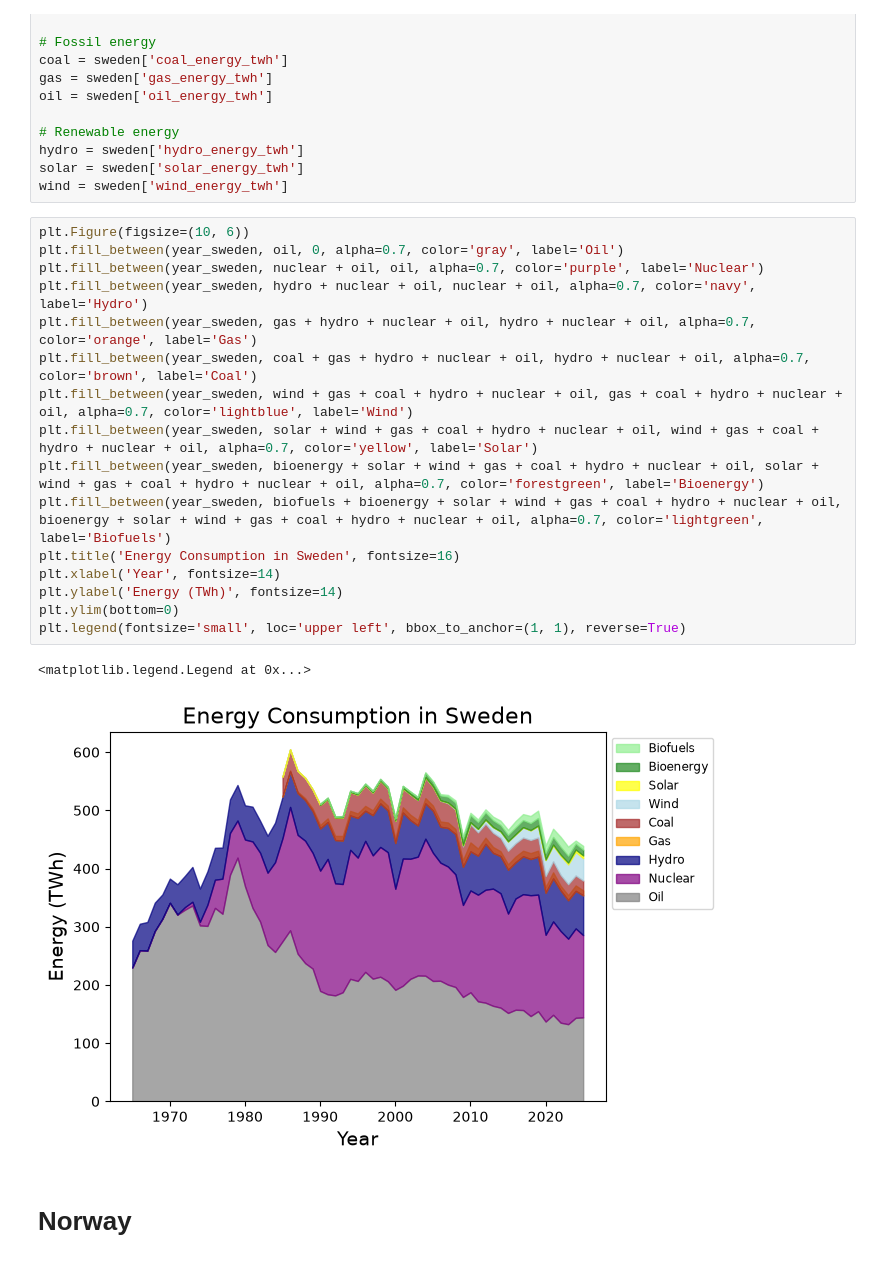
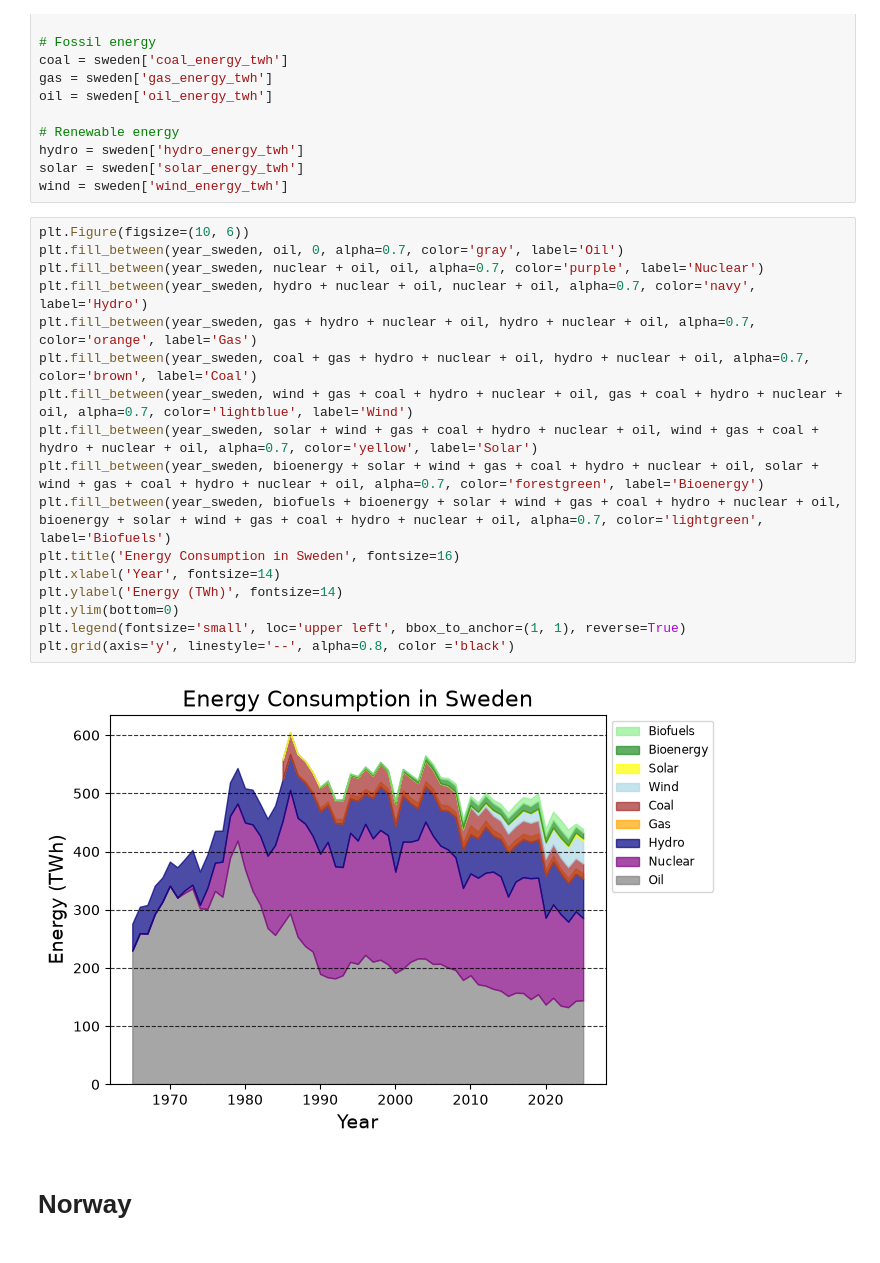
Before and after one commit to Oyvind-Aas/Electricity_and_Energy, a Jupyter notebook: owid_energy.ipynb, the cells around one changed output. Drawn from its saved outputs; the diff is of its cells as text.

```diff
--- a/owid_energy.ipynb
+++ b/owid_energy.ipynb
@@ -27,22 +27,22 @@ wind = sweden['wind_energy_twh']
 # %%
 plt.Figure(figsize=(10, 6))
 plt.fill_between(year_sweden, oil, 0, alpha=0.7, color='gray', label='Oil')
 plt.fill_between(year_sweden, nuclear + oil, oil, alpha=0.7, color='purple', label='Nuclear')
 plt.fill_between(year_sweden, hydro + nuclear + oil, nuclear + oil, alpha=0.7, color='navy', label='Hydro')
 plt.fill_between(year_sweden, gas + hydro + nuclear + oil, hydro + nuclear + oil, alpha=0.7, color='orange', label='Gas')
 plt.fill_between(year_sweden, coal + gas + hydro + nuclear + oil, hydro + nuclear + oil, alpha=0.7, color='brown', label='Coal')
 plt.fill_between(year_sweden, wind + gas + coal + hydro + nuclear + oil, gas + coal + hydro + nuclear + oil, alpha=0.7, color='lightblue', label='Wind')
 plt.fill_between(year_sweden, solar + wind + gas + coal + hydro + nuclear + oil, wind + gas + coal + hydro + nuclear + oil, alpha=0.7, color='yellow', label='Solar')
 plt.fill_between(year_sweden, bioenergy + solar + wind + gas + coal + hydro + nuclear + oil, solar + wind + gas + coal + hydro + nuclear + oil, alpha=0.7, color='forestgreen', label='Bioenergy')
 plt.fill_between(year_sweden, biofuels + bioenergy + solar + wind + gas + coal + hydro + nuclear + oil, bioenergy + solar + wind + gas + coal + hydro + nuclear + oil, alpha=0.7, color='lightgreen', label='Biofuels')
 plt.title('Energy Consumption in Sweden', fontsize=16)
 plt.xlabel('Year', fontsize=14)
 plt.ylabel('Energy (TWh)', fontsize=14)
 plt.ylim(bottom=0)
 plt.legend(fontsize='small', loc='upper left', bbox_to_anchor=(1, 1), reverse=True)
+plt.grid(axis='y', linestyle='--', alpha=0.8, color ='black')
 # %% [output]
-<matplotlib.legend.Legend at 0x...>
-[figure, old version]
+[figure, new version]
 # %% [markdown]
 # Norway
 # %%
```
Also changed, not shown: parts of 15 cells of this notebook.
